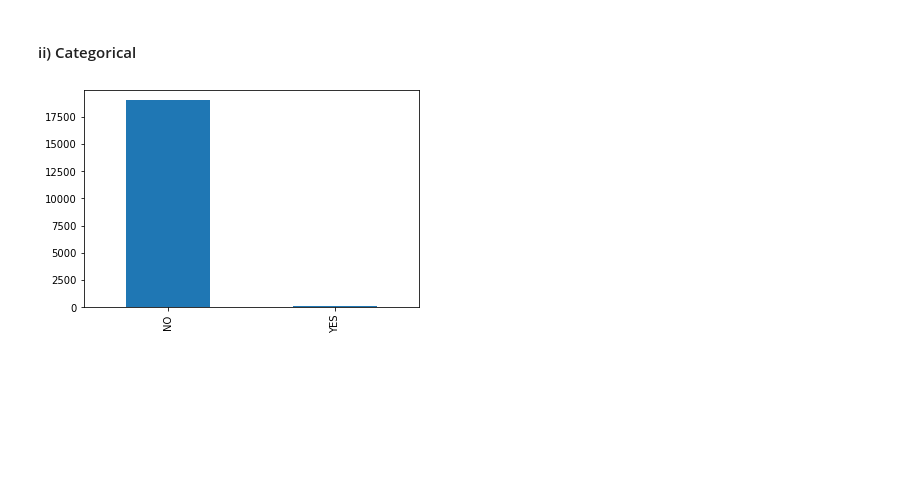
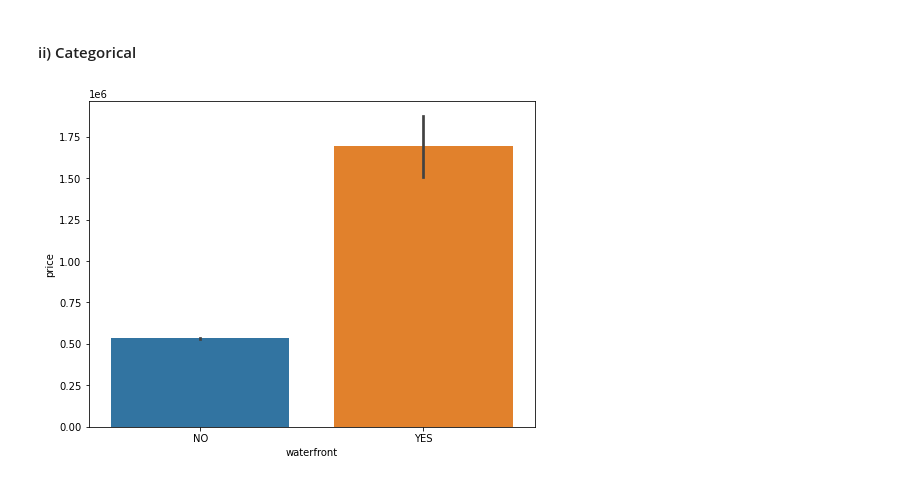
Before and after one commit to SueMungai/dsc-phase-2-project-v2-3, a Jupyter notebook: student.ipynb, the cells around one changed output. Drawn from its saved outputs; the diff is of its cells as text; code cells hidden in the pictures; blank space fills up the shorter version.

```diff
--- a/student.ipynb
+++ b/student.ipynb
@@ -257,8 +257,9 @@ plt.show()
 # %% [markdown]
 #### ii) Categorical
 # %%
-df['waterfront'].value_counts().plot.bar();
+fig, ax = plt.subplots(figsize=(8, 6))
+fig = sns.barplot(x=df.waterfront, y=df.price, data=df);
 
 ## The houses either have a waterfront or don't.
 # %% [output]
-[figure, old version]
+[figure, new version]
```
Also changed, not shown: parts of 8 cells of this notebook.
